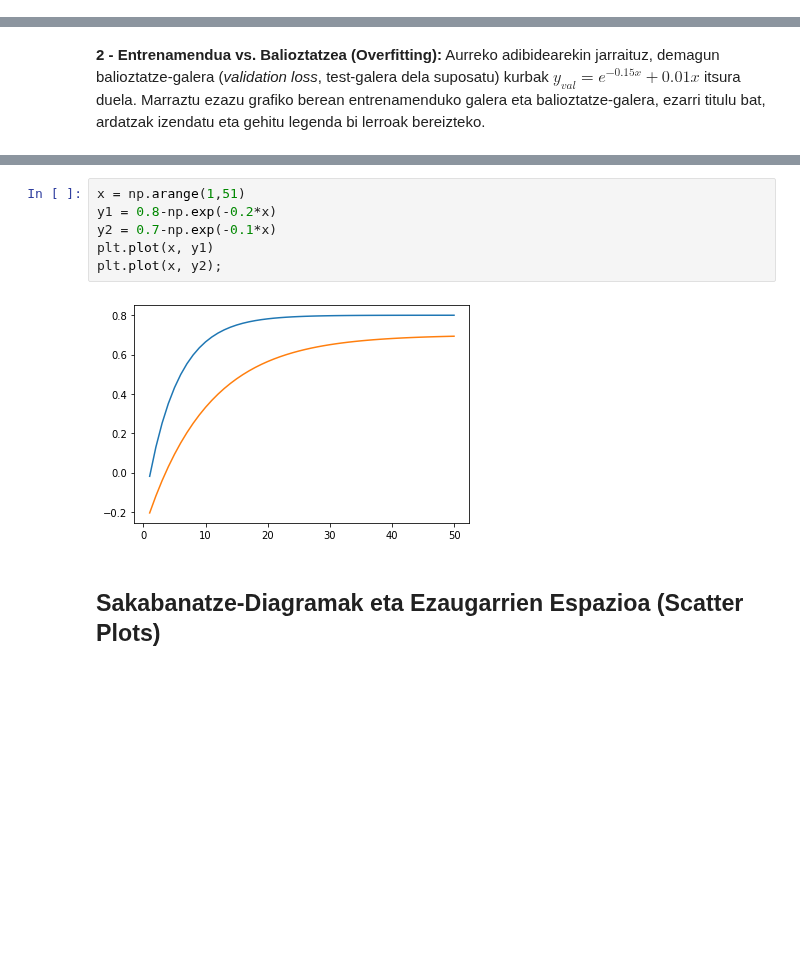
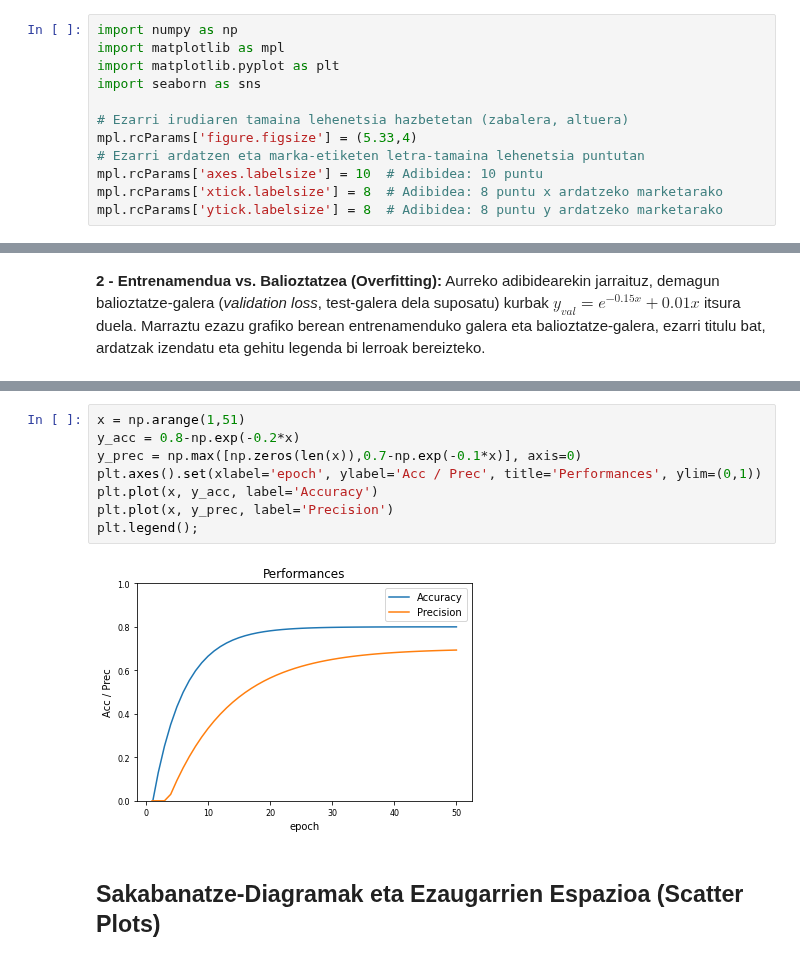
Before and after one commit to mpenagar/Egungo-Programazio-Teknikak, a Jupyter notebook: Ariketak/Matplotlib-Ariketak.ipynb, the cells around one changed output, grey strips where cells are left out. Cells and saved outputs as stored; diff of their text form; blank space fills up the shorter version.

```diff
--- a/Ariketak/Matplotlib-Ariketak.ipynb
+++ b/Ariketak/Matplotlib-Ariketak.ipynb
@@ -8,3 +5,15 @@ import matplotlib.pyplot as plt
+# %%
+import numpy as np
+import matplotlib as mpl
+import matplotlib.pyplot as plt
+import seaborn as sns
+
+# Ezarri irudiaren tamaina lehenetsia hazbetetan (zabalera, altuera)
+mpl.rcParams['figure.figsize'] = (5.33,4)
+# Ezarri ardatzen eta marka-etiketen letra-tamaina lehenetsia puntutan
+mpl.rcParams['axes.labelsize'] = 10  # Adibidea: 10 puntu
+mpl.rcParams['xtick.labelsize'] = 8  # Adibidea: 8 puntu x ardatzeko marketarako
+mpl.rcParams['ytick.labelsize'] = 8  # Adibidea: 8 puntu y ardatzeko marketarako
 # %% [markdown]
 ##  Errendimendu eta Galera Kurbak
 # %% [markdown]
@@ -30,11 +56,13 @@ plt.plot(x, y2);
 # %%
 x = np.arange(1,51)
-y1 = 0.8-np.exp(-0.2*x)
-y2 = 0.7-np.exp(-0.1*x)
-plt.plot(x, y1)
-plt.plot(x, y2);
+y_acc = 0.8-np.exp(-0.2*x)
+y_prec = np.max([np.zeros(len(x)),0.7-np.exp(-0.1*x)], axis=0)
+plt.axes().set(xlabel='epoch', ylabel='Acc / Prec', title='Performances', ylim=(0,1))
+plt.plot(x, y_acc, label='Accuracy')
+plt.plot(x, y_prec, label='Precision')
+plt.legend();
 # %% [output]
-[figure, old version]
+[figure, new version]
 # %% [markdown]
 ## Sakabanatze-Diagramak eta Ezaugarrien Espazioa (Scatter Plots)
 # %% [markdown]
```
Also changed, not shown: parts of 17 cells of this notebook.
